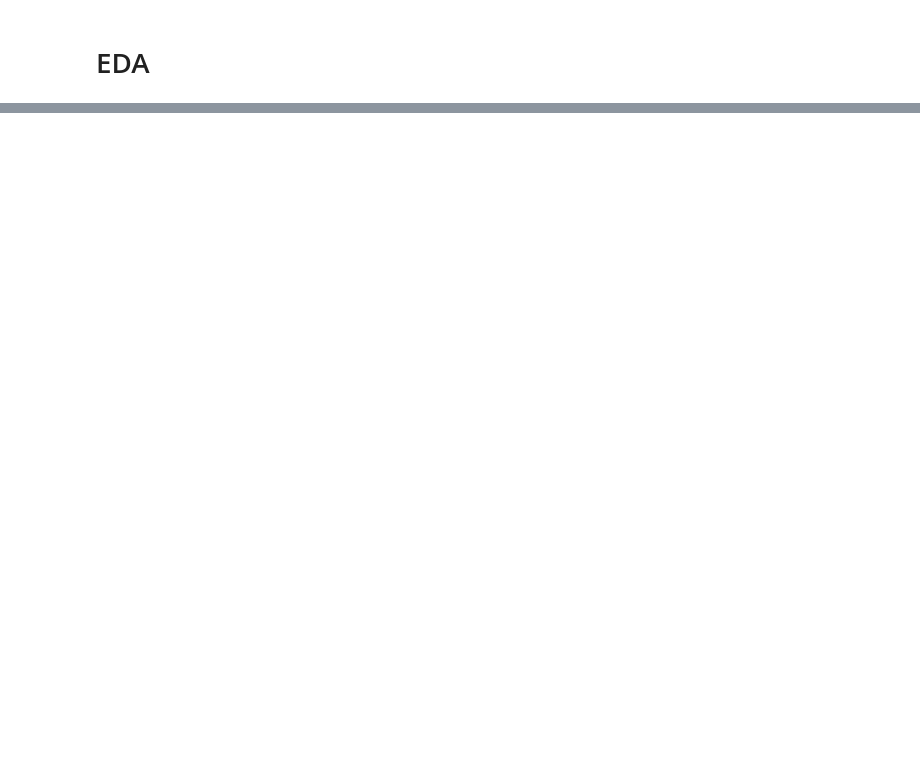
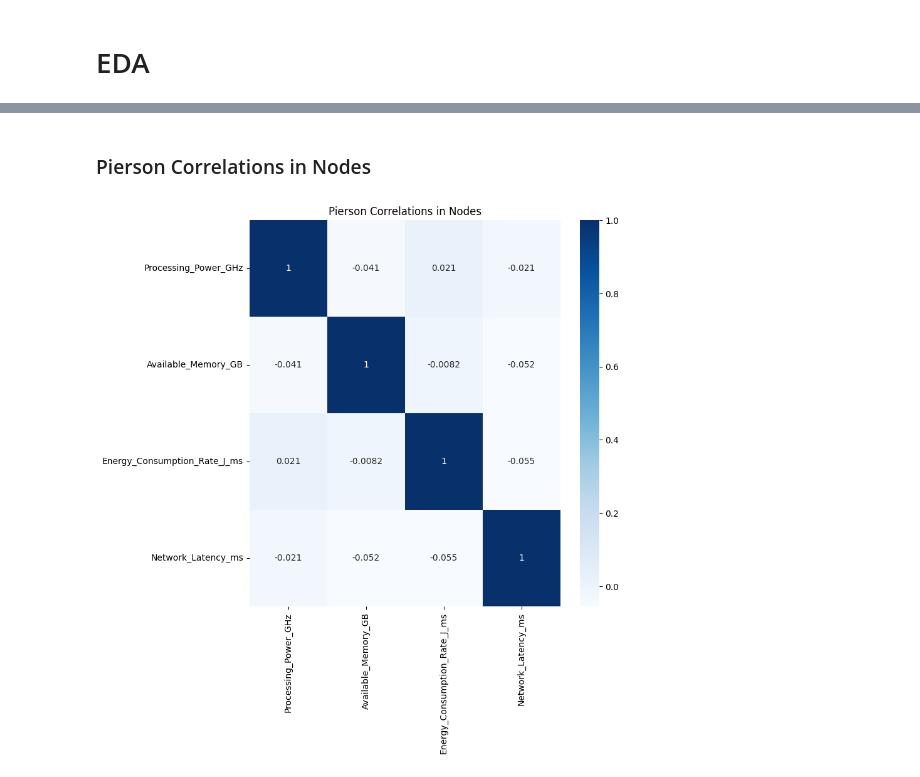
Before and after one commit to WellKnownDedication/Cloud-Computing-Performance-Metrics-Analysis, a Jupyter notebook: src/EDA.ipynb, the cells around one changed output, grey strips where cells are left out. Cells and saved outputs as stored; diff of their text form; code cells hidden in the pictures; blank space fills up the shorter version.

```diff
--- a/src/EDA.ipynb
+++ b/src/EDA.ipynb
@@ -60,0 +124,9 @@ Name: count, dtype: int64
+# %% [markdown]
+### Pierson Correlations in Nodes
+# %%
+plt.figure(figsize=(8,8))
+sns.heatmap(nodes.corr(),cbar=True,annot=True,cmap='Blues')
+plt.title("Pierson Correlations in Nodes")
+plt.show()
+# %% [output]
+[figure, added]
```
Also changed, not shown: parts of 8 cells of this notebook, 1 other file.
